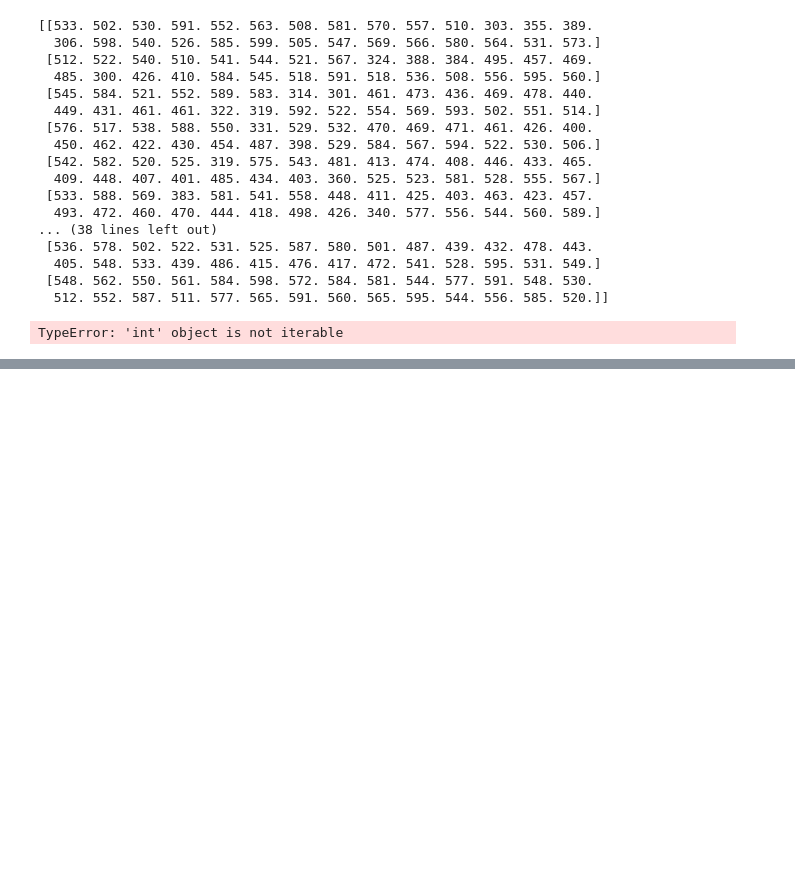
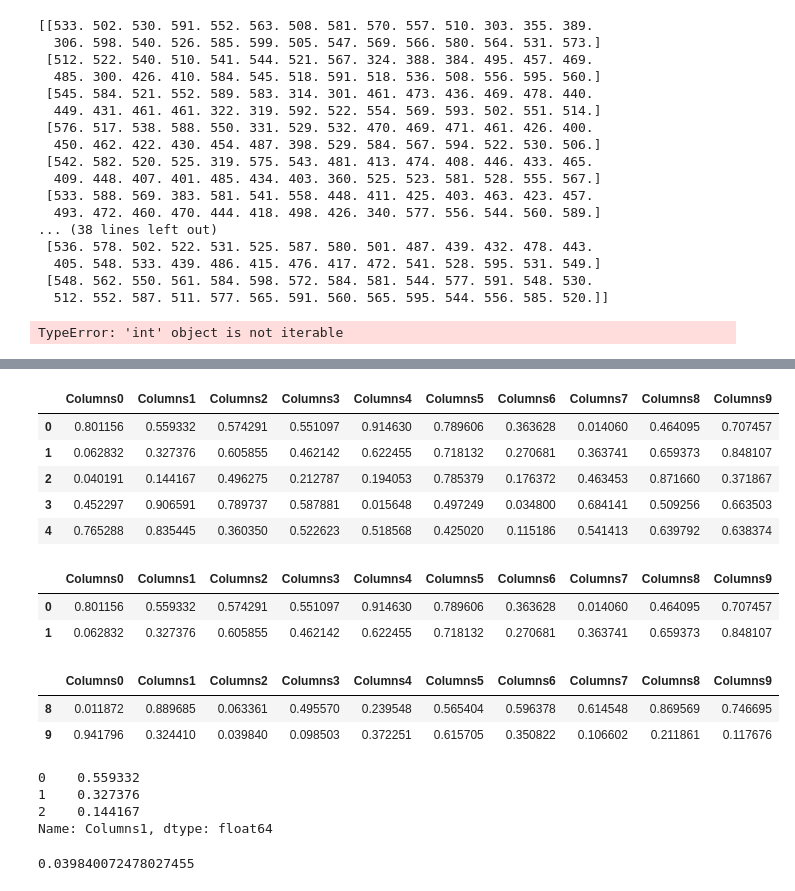
Before and after one commit to thomas-cares/data-pt-ber-08-20, a Jupyter notebook: practice/codealong.ipynb, the cells around one changed output, grey strips where cells are left out. Drawn from its saved outputs; the diff is of its cells as text; code cells hidden in the pictures; blank space fills up the shorter version.

```diff
--- a/practice/codealong.ipynb
+++ b/practice/codealong.ipynb
@@ -403,0 +488,5 @@ TypeError: 'int' object is not iterable
+# %%
+#TURN INTO DATAFRAME
+df=pd.DataFrame(np.random.random((10,10)))
+print(df)
+#bekommt row and colums index
@@ -403,0 +511,7 @@ TypeError: 'int' object is not iterable
+# %%
+colnames=[]
+for i in range (len(df)):
+              colnames.append('Columns' + str (i))
+# %%
+df_col=pd.DataFrame(np.random.random((10,10)), columns=colnames)
+print(df_col)
@@ -403,0 +551,35 @@ TypeError: 'int' object is not iterable
+# %%
+#COMMAND HEAD TAIL
+df_col.head()
+#default is 5 first rows
+# %% [output]
+|  | Columns0 | Columns1 | Columns2 | Columns3 | Columns4 | Columns5 | Columns6 | Columns7 | Columns8 | Columns9 |
+| 0 | 0.801156 | 0.559332 | 0.574291 | 0.551097 | 0.914630 | 0.789606 | 0.363628 | 0.014060 | 0.464095 | 0.707457 |
+| 1 | 0.062832 | 0.327376 | 0.605855 | 0.462142 | 0.622455 | 0.718132 | 0.270681 | 0.363741 | 0.659373 | 0.848107 |
+| 2 | 0.040191 | 0.144167 | 0.496275 | 0.212787 | 0.194053 | 0.785379 | 0.176372 | 0.463453 | 0.871660 | 0.371867 |
+| 3 | 0.452297 | 0.906591 | 0.789737 | 0.587881 | 0.015648 | 0.497249 | 0.034800 | 0.684141 | 0.509256 | 0.663503 |
+| 4 | 0.765288 | 0.835445 | 0.360350 | 0.522623 | 0.518568 | 0.425020 | 0.115186 | 0.541413 | 0.639792 | 0.638374 |
+# %%
+df_col.head(2) #erste 2 Reihen
+# %% [output]
+|  | Columns0 | Columns1 | Columns2 | Columns3 | Columns4 | Columns5 | Columns6 | Columns7 | Columns8 | Columns9 |
+| 0 | 0.801156 | 0.559332 | 0.574291 | 0.551097 | 0.914630 | 0.789606 | 0.363628 | 0.014060 | 0.464095 | 0.707457 |
+| 1 | 0.062832 | 0.327376 | 0.605855 | 0.462142 | 0.622455 | 0.718132 | 0.270681 | 0.363741 | 0.659373 | 0.848107 |
+# %%
+df_col.tail(2) #letzten 2 reihen
+# %% [output]
+|  | Columns0 | Columns1 | Columns2 | Columns3 | Columns4 | Columns5 | Columns6 | Columns7 | Columns8 | Columns9 |
+| 8 | 0.011872 | 0.889685 | 0.063361 | 0.495570 | 0.239548 | 0.565404 | 0.596378 | 0.614548 | 0.869569 | 0.746695 |
+| 9 | 0.941796 | 0.324410 | 0.039840 | 0.098503 | 0.372251 | 0.615705 | 0.350822 | 0.106602 | 0.211861 | 0.117676 |
+# %%
+df_col['Columns1'].head(3)
+#erste 3 reihen der Column1
+# %% [output]
+0    0.559332
+1    0.327376
+2    0.144167
+Name: Columns1, dtype: float64
+# %%
+df_col['Columns2'][9]
+# %% [output]
+0.039840072478027455
```
Also changed, not shown: parts of 15 cells of this notebook.
